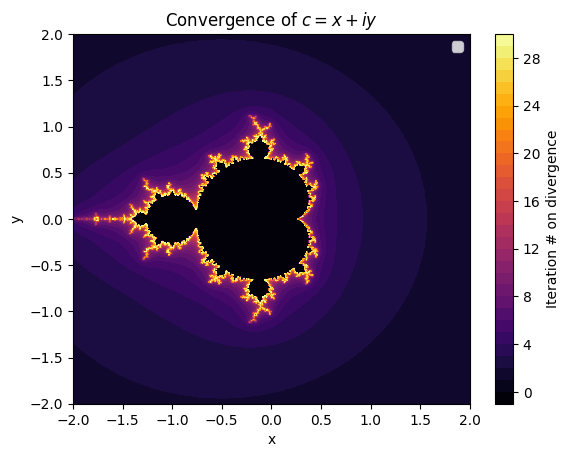
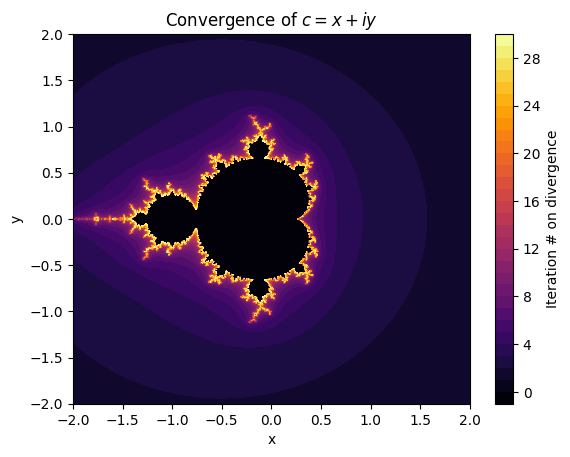
Code edit (unified diff) that turned the first committed figure into the second:
--- before
+++ after
@@ -11,5 +11,4 @@
 plt.xlabel("x")
 plt.ylabel("y")
-plt.legend()
 plt.colorbar(label="Iteration # on divergence")
 plt.title(r'Convergence of $c=x+iy$')

Commit: intermediary push